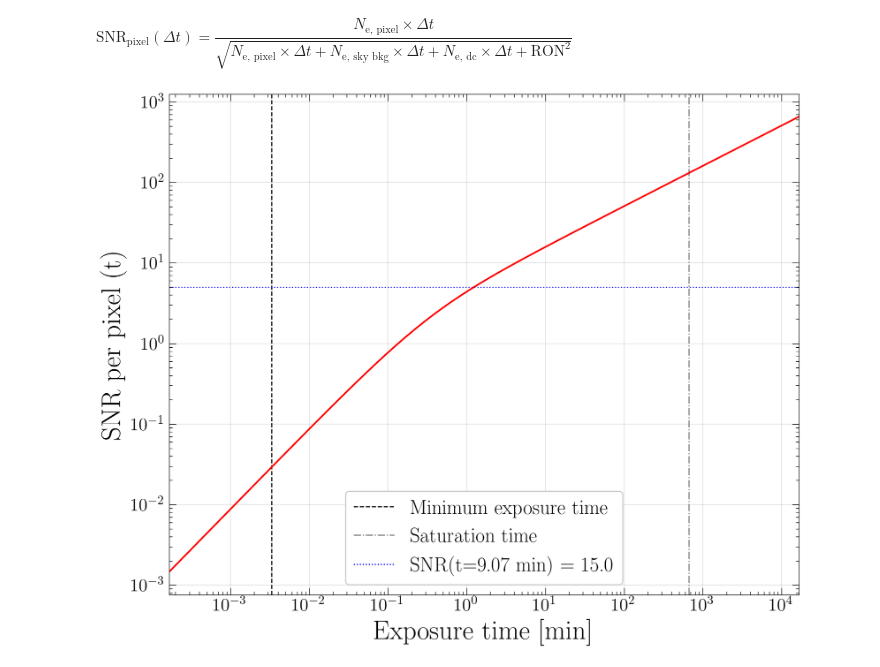
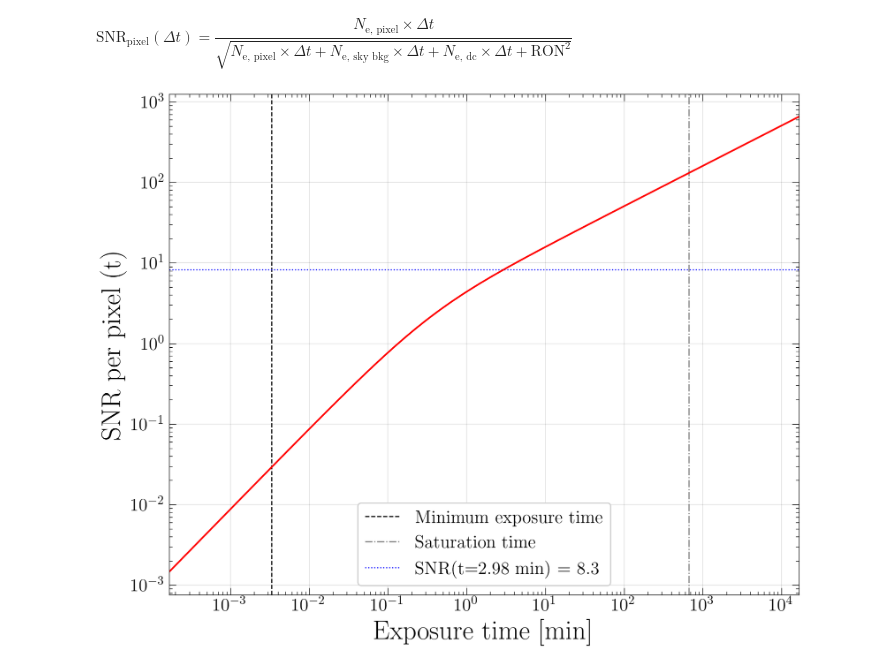
Before and after one commit to M-Bianchi/Laboratory-of-Data-Acquisition, a Jupyter notebook: Calibration.ipynb, the cells around one changed output. Drawn from its saved outputs; the diff is of its cells as text; code cells hidden in the pictures.

```diff
--- a/Calibration.ipynb
+++ b/Calibration.ipynb
@@ -206,20 +206,20 @@ def SNR_func_per_pixel(t, Ne_pixel, Ne_bkg, DarkCurrent, RON):
 # %%
 t_exposure = np.logspace(start=-2, stop=6, num=100) # in seconds
 SNR_t_exposure_per_pixel = SNR_func_per_pixel(t_exposure, Ne_pixel, Ne_bkg, DarkCurrent, RON)
 
-SNR_requested = 15
+SNR_requested = 8.3
 func = lambda t: SNR_func_per_pixel(t, Ne_pixel, Ne_bkg, DarkCurrent, RON) - SNR_requested
 t_SNR_requested = brentq(f=func, a=np.min(t_exposure), b=np.max(t_exposure))
 
 plt.plot(t_exposure/60, SNR_t_exposure_per_pixel, color='red')
 plt.axvline(0.2/60, color='black', linestyle='--', linewidth=1, label='Minimum exposure time', zorder=0)
 plt.axvline(Saturation_pixel/60, color='gray', linestyle='-.', linewidth=1, label='Saturation time', zorder=0)
-plt.axhline(5, color='blue', linestyle=':', linewidth=1, label=f'SNR(t={t_SNR_requested/60:.2f} min) = {SNR_requested:.1f}', zorder=0)
+plt.axhline(SNR_requested, color='blue', linestyle=':', linewidth=1, label=f'SNR(t={t_SNR_requested/60:.2f} min) = {SNR_requested:.1f}', zorder=0)
 plt.xscale('log')
 plt.yscale('log')
 plt.xlim(1e-2/60, 1e6/60)
 plt.xlabel('Exposure time [min]')
 plt.ylabel('SNR per pixel (t)')
 plt.legend();
 # %% [output]
-[figure, old version]
+[figure, new version]
```
Also changed, not shown: parts of 2 cells of this notebook, 1 other file.
